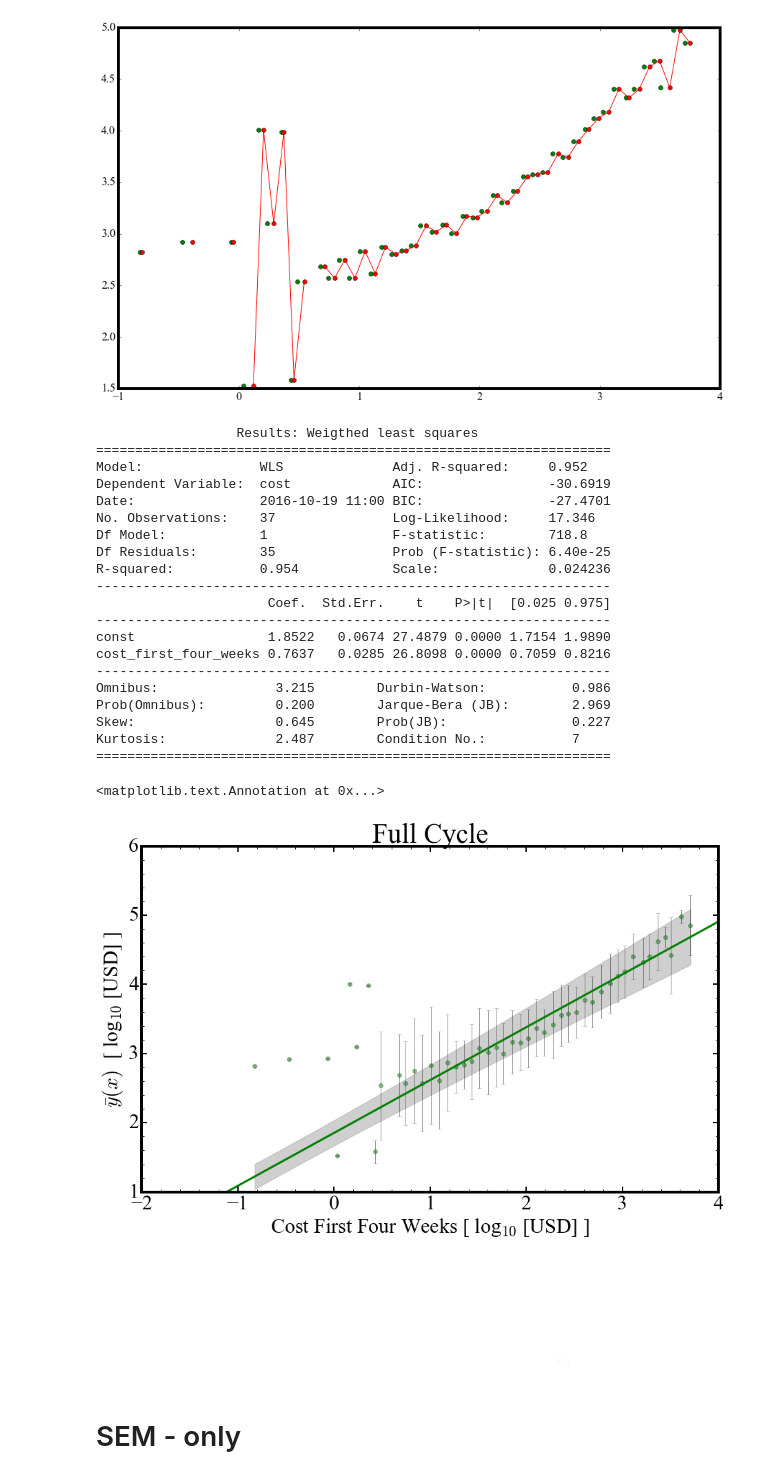
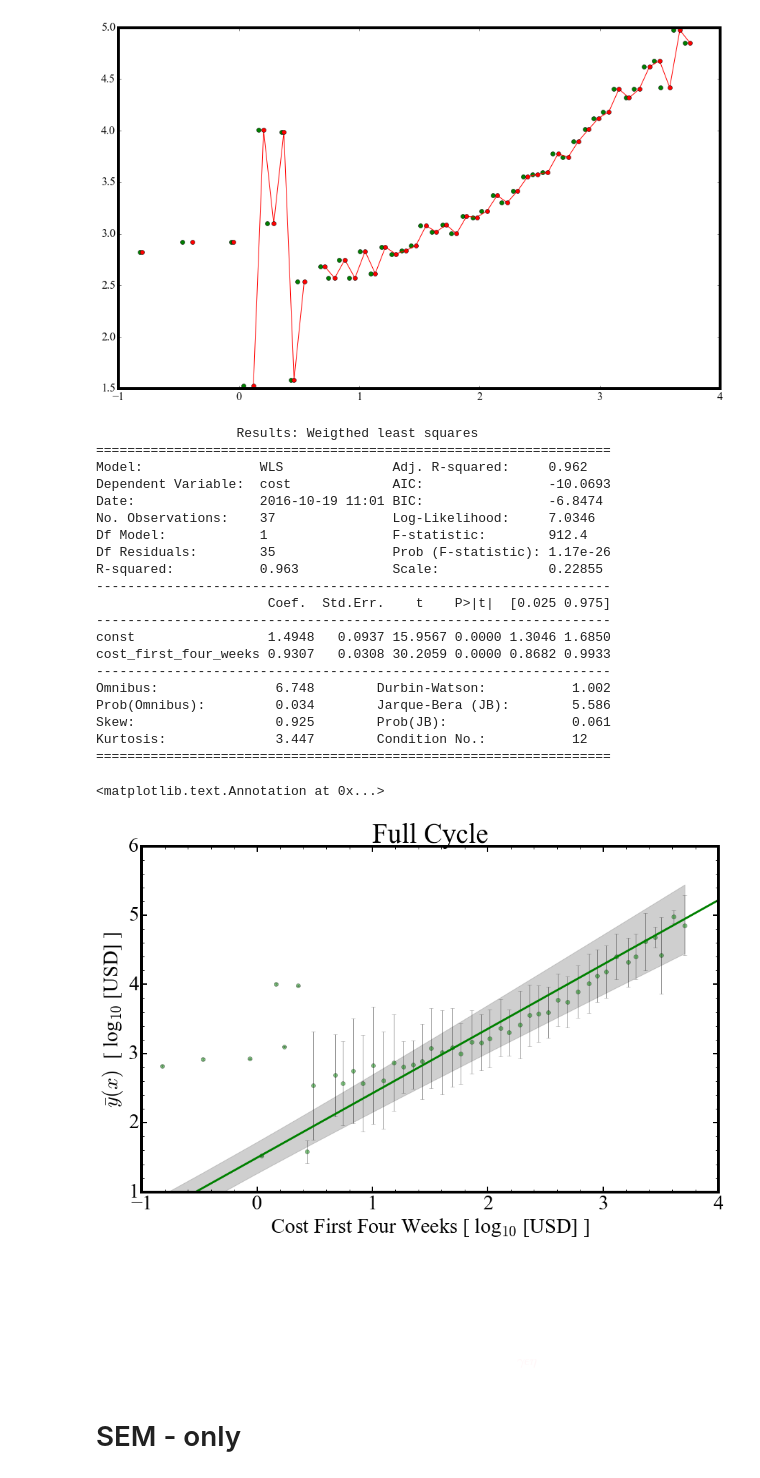
Before and after one commit to gmsardane/employer-ltv, a Jupyter notebook: ltv-calculation.ipynb, the cells around one changed output. Saved outputs shown, nothing was run; the diff lists cells and outputs as text; code cells hidden in the pictures.

Commit message:
Commiting only xmeans>0.5 fitting

```diff
--- a/ltv-calculation.ipynb
+++ b/ltv-calculation.ipynb
@@ -559,7 +559,7 @@ plt.errorbar(good_xmeans, good_means, yerr=good_wgts, fmt=None, ecolor = 'black'
 plt.minorticks_on()
 plt.tick_params(axis='both',color='k',length=8,width=2, labelsize=30)
 plt.tick_params(which='minor',axis='both', color='k',length=4,width=1)
-plt.xlim(-2.0, 4)
+plt.xlim(-1.0, 4)
 plt.ylim(+1.0, 6)
 
 #Fit a line through these points.
@@ -568,49 +568,50 @@ from statsmodels.sandbox.regression.predstd import wls_prediction_std
 from scipy import stats
 
 fit_region = good_xmeans >= 0.5
-model = sm.WLS(good_means[fit_region], sm.add_constant(good_xmeans[fit_region]))#, weights=1./good_wgts**2)
+model = sm.WLS(good_means[fit_region], sm.add_constant(good_xmeans[fit_region]),
+               weights=1./good_wgts[fit_region]**2)
 fitted = model.fit()
 #sdev, lower, upper = wls_prediction_std(fitted)
 W = np.arange(-3, 5.5, 0.1)
 plt.plot(W, fitted.params[0] + W*fitted.params[1], 'g-', linewidth=3)
 print fitted.summary2()
 
 #Plotting the 95% confidence interval for the line above.
 y_hat = good_xmeans*fitted.params[1] + fitted.params[0]
 y_err = good_means - y_hat
 mean_centers = good_xmeans.T[1].mean()
 n = len(good_xmeans)
 dof = n - 2
 t = stats.t.ppf(1-0.025, df=dof) #95% CONFIDENCE INTERVAL FOR THE REGRRESSION LINE.
 s_err = np.sum(np.power(y_err, 2))
 conf = t * np.sqrt((s_err/(n-2))*(1.0/n + (np.power((good_xmeans-mean_centers),2)/((np.sum(np.power(good_xmeans,2))) - n*(np.power(mean_centers,2))))))
 upper = good_xmeans*fitted.params[1] + fitted.params[0] + abs(conf)
 lower = good_xmeans*fitted.params[1] + fitted.params[0] - abs(conf)
 plt.fill_between(good_xmeans, lower, upper, color='#888888', alpha=0.4)
 plt.title('Full Cycle', fontsize = 40)
 plt.annotate(r'$\gamma\epsilon\eta$', xy=(2, 1), xytext=(2.25, -1.5), fontsize = 20, alpha=0.15, color='pink')
 # %% [output]
                   Results: Weigthed least squares
 ==================================================================
-Model:               WLS              Adj. R-squared:     0.952
-Dependent Variable:  cost             AIC:                -30.6919
-Date:                2016-10-19 11:00 BIC:                -27.4701
-No. Observations:    37               Log-Likelihood:     17.346
-Df Model:            1                F-statistic:        718.8
-Df Residuals:        35               Prob (F-statistic): 6.40e-25
-R-squared:           0.954            Scale:              0.024236
+Model:               WLS              Adj. R-squared:     0.962
+Dependent Variable:  cost             AIC:                -10.0693
+Date:                2016-10-19 11:01 BIC:                -6.8474
+No. Observations:    37               Log-Likelihood:     7.0346
+Df Model:            1                F-statistic:        912.4
+Df Residuals:        35               Prob (F-statistic): 1.17e-26
+R-squared:           0.963            Scale:              0.22855
 ------------------------------------------------------------------
                       Coef.  Std.Err.    t    P>|t|  [0.025 0.975]
 ------------------------------------------------------------------
-const                 1.8522   0.0674 27.4879 0.0000 1.7154 1.9890
-cost_first_four_weeks 0.7637   0.0285 26.8098 0.0000 0.7059 0.8216
+const                 1.4948   0.0937 15.9567 0.0000 1.3046 1.6850
+cost_first_four_weeks 0.9307   0.0308 30.2059 0.0000 0.8682 0.9933
 ------------------------------------------------------------------
-Omnibus:               3.215        Durbin-Watson:           0.986
-Prob(Omnibus):         0.200        Jarque-Bera (JB):        2.969
-Skew:                  0.645        Prob(JB):                0.227
-Kurtosis:              2.487        Condition No.:           7
+Omnibus:               6.748        Durbin-Watson:           1.002
+Prob(Omnibus):         0.034        Jarque-Bera (JB):        5.586
+Skew:                  0.925        Prob(JB):                0.061
+Kurtosis:              3.447        Condition No.:           12
 ==================================================================
 <matplotlib.text.Annotation at 0x...>
-[figure, old version]
+[figure, new version]
 # %% [markdown]
 # SEM - only
```
Also changed, not shown: parts of 7 cells of this notebook.
